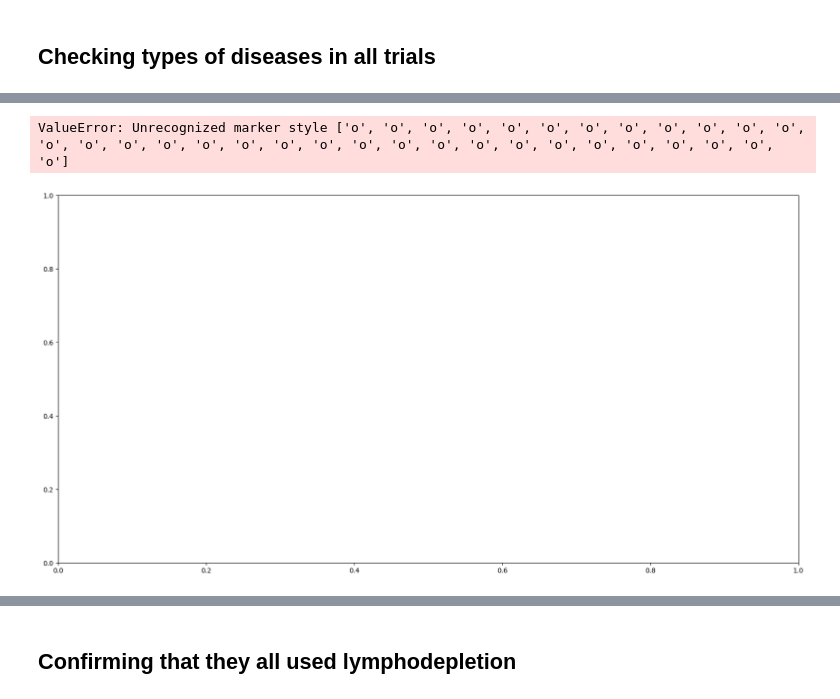
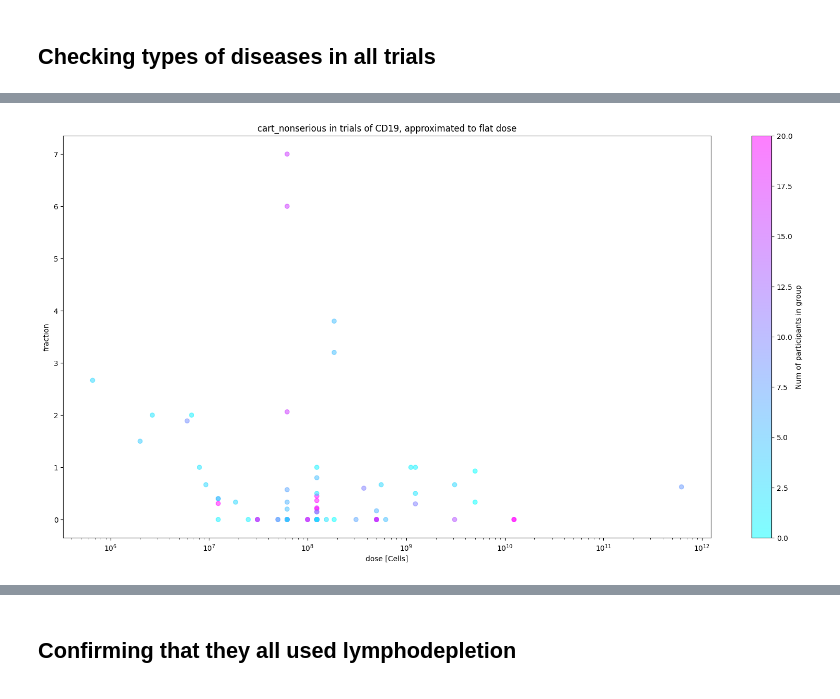
Before and after one commit to Norange01/scRNA-seq_Analysis, a Jupyter notebook: Trial Data Extraction.ipynb, the cells around one changed output, grey strips where cells are left out. Saved outputs shown, nothing was run; the diff lists cells and outputs as text; code cells hidden in the pictures.

Commit message:
Added aggregation and non serious events

```diff
--- a/Trial Data Extraction.ipynb
+++ b/Trial Data Extraction.ipynb
@@ -366,12 +433,14 @@ Lymphoma, Non-Hodgkin
 # %%
 import matplotlib.pyplot as plt
 import numpy as np
+from matplotlib.colors import LogNorm
 
-metric="serious"
-units="Cells/kg"
-target_of_interest="BCMA"
+metric="cart_nonserious"
+units="Cells/kg" # not needed if approximate_to_flatdose is true
+target_of_interest="CD19" # if None, shows all targets
 approximate_to_flatdose=True
-avg_weight=65
+average_per_dose=False
+avg_weight=62 # https://bmcpublichealth.biomedcentral.com/articles/10.1186/1471-2458-12-439
 
 #labeled_df["strengths"]=((np.max(strength)-np.array(strength))/(np.max(strength)-np.min(strength)))
 labeled_df["strengths"]=strength
@@ -381,18 +450,74 @@ if(approximate_to_flatdose==False):
 else:
     labeled_df_filtered=labeled_df.copy()
     units="Cells"
-labeled_df_filtered = labeled_df_filtered[labeled_df_filtered["Targets"] == target_of_interest]
+if(target_of_interest!=None):
+    labeled_df_filtered = labeled_df_filtered[labeled_df_filtered["Targets"] == target_of_interest]
+else:
+    target_of_interest="All"
 #labeled_df_filtered = labeled_df_filtered[labeled_df_filtered["Cells/kg"] < 1000000000.0]
 
 # Assign data to x and y
 y = labeled_df_filtered[metric].values  # Use .values to get numpy array
 if(approximate_to_flatdose==True):
     approx_flat=labeled_df_filtered["Cells/kg"].mul(avg_weight).fillna(0)
-    x=labeled_df_filtered["Cells"].fillna(0).add(approx_flat)
+    x=labeled_df_filtered["Cells"].fillna(0).add(approx_flat).values
 else:
     x = labeled_df_filtered[units].values  # Use .values to get numpy array
+
+# Group by the bins and calculate the weighted mean of y for each bin
+def weighted_mean(group):
+    weights_sum = group['weights'].sum()
+    if weights_sum == 0:
+        return np.nan  # or any other way to handle zero-weight bins
+    return np.average(group['y'], weights=group['weights'])
+
+def weighted_median(group):
+    df_sorted = group.sort_values('y')
+    cumsum = df_sorted['weights'].cumsum()
+    cutoff = group['weights'].sum() / 2.0
+    return df_sorted[cumsum >= cutoff].iloc[0]['y']
+
+def weighted_std(group):
+    weights_sum = group['weights'].sum()
+    if weights_sum == 0:
+        return np.nan
+    mean = np.average(group['y'], weights=group['weights'])
+    variance = np.average((group['y'] - mean) ** 2, weights=group['weights'])
+    return np.sqrt(variance)
+
 plt.figure(figsize=(20,10))
-plt.scatter(x, y, alpha=0.5, c=labeled_df_filtered["strengths"], cmap='Oranges', vmax=20, marker=list(labeled_df_filtered["markers"]))  # Use alpha for transparency if needed
+
+if(average_per_dose==True):
+    xy_df = pd.DataFrame({"x": x, "y": y, "weights": labeled_df_filtered["strengths"]})
+
+    # Bin the x-values into logarithmic intervals
+    num_bins = 8  # Adjust the number of bins as needed
+    bins = np.logspace(np.log10(x.min()), np.log10(x.max()), num_bins)
+    xy_df['x_bin'] = pd.cut(xy_df['x'], bins, labels=bins[:-1])
+
+    # Calculate the weighted mean of y, the sum of weights, and weighted std for each bin
+    xy_grouped = xy_df.groupby('x_bin').apply(weighted_median).reset_index(name='y')
+    weights_sum_grouped = xy_df.groupby('x_bin')['weights'].sum().reset_index(name='weights_sum')
+    std_grouped = xy_df.groupby('x_bin').apply(weighted_std).reset_index(name='std')
+
+    # Merge the weighted means, sum of weights, and std
+    xy_grouped = xy_grouped.merge(weights_sum_grouped, on='x_bin')
+    xy_grouped = xy_grouped.merge(std_grouped, on='x_bin')
+
+    # Update x, y, and std with the averaged values, removing any NaNs
+    xy_grouped = xy_grouped.dropna(subset=['y'])
+    x_avg = xy_grouped["x_bin"].astype(float).values
+    y_avg = xy_grouped["y"].values
+    weights_sum = xy_grouped["weights_sum"].values
+    std = xy_grouped["std"].values
+
+    x = x_avg
+    y = y_avg
+    plt.scatter(x, y, alpha=0.5, c=weights_sum, cmap='cool')
+    plt.errorbar(x, y, yerr=std, fmt='o', alpha=0.5, ecolor='lightgray', elinewidth=2, capsize=5)
+else:
+    plt.scatter(x, y, alpha=0.5, c=labeled_df_filtered["strengths"],vmin=0 ,vmax=20, cmap='cool')  # Use alpha for transparency if needed
+  # Use alpha for transparency if needed
 #plt.yscale('log')
 plt.xscale('log')
 aprox=""
@@ -412,34 +537,34 @@ plt.ylabel("fraction")
 
     # Determine nice limits
     binwidth = 0.25
     xymax = max(np.max(np.abs(x)), np.max(np.abs(y)))
     lim = (int(xymax/binwidth) + 1) * binwidth
 
     bins = np.arange(-lim, lim + binwidth, binwidth)
     ax_histx.hist(x, bins=bins, edgecolor='black')
     ax_histy.hist(y, bins=bins, orientation='horizontal', edgecolor='black')
 
 # Start with a square Figure
 fig = plt.figure(figsize=(6, 6))
 
 # Add a gridspec with two rows and two columns and a ratio of 1 to 4 between
 # the size of the marginal Axes and the main Axes in both directions.
 # Adjust the subplot parameters for a square plot.
 gs = fig.add_gridspec(2, 2, width_ratios=(4, 1), height_ratios=(1, 4),
                       left=0.1, right=0.9, bottom=0.1, top=0.9,
                       wspace=0.05, hspace=0.05)
 
 # Create the Axes
 ax = fig.add_subplot(gs[1, 0])
 ax_histx = fig.add_subplot(gs[0, 0], sharex=ax)
 ax_histy = fig.add_subplot(gs[1, 1], sharey=ax)
 
 # Draw the scatter plot and marginals
 scatter_hist(x, y, ax, ax_histx, ax_histy)'''
 plt.colorbar(label="Num of participants in group")
+
 plt.show()
 # %% [output]
-ValueError: Unrecognized marker style ['o', 'o', 'o', 'o', 'o', 'o', 'o', 'o', 'o', 'o', 'o', 'o', 'o', 'o', 'o', 'o', 'o', 'o', 'o', 'o', 'o', 'o', 'o', 'o', 'o', 'o', 'o', 'o', 'o', 'o', 'o', 'o']
-[figure, old version]
+[figure, new version]
 # %%
 len(y)
```
Also changed, not shown: parts of 7 cells of this notebook.
